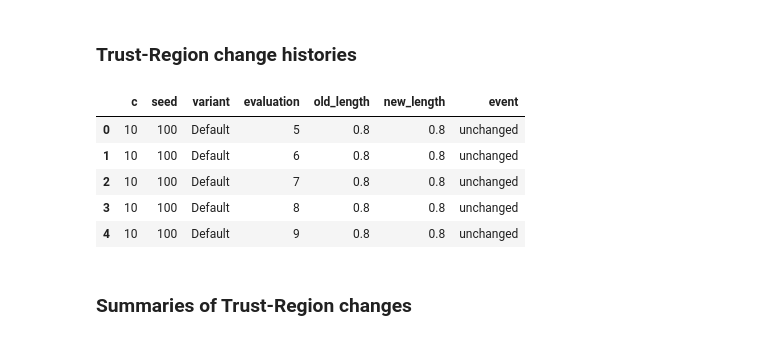
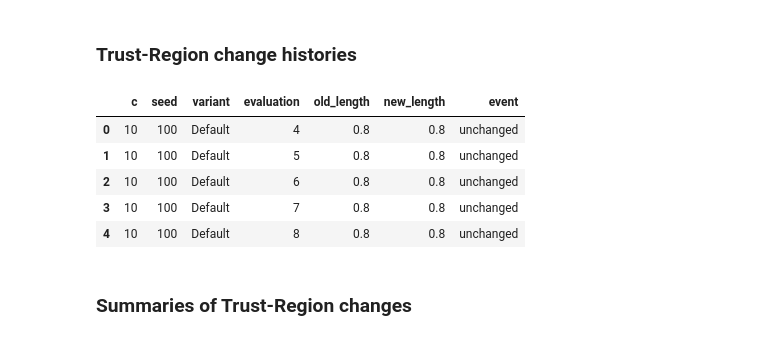
Before and after one commit to bbny27/DSA4212-G1, a Jupyter notebook: code/Experiment_2C.ipynb, the cells around one changed output. Saved outputs shown, nothing was run; the diff lists cells and outputs as text; code cells hidden in the pictures.

```diff
--- a/code/Experiment_2C.ipynb
+++ b/code/Experiment_2C.ipynb
@@ -128,6 +142,7 @@ class LoggedTurbo1(Turbo1):
 # %%
 def run_turbo1(objective, bounds, budget, seed, params):
     import torch
+    from turbo import Turbo1
 
     bounds = np.asarray(bounds)
     recorder = EvaluationResults(objective, budget)
@@ -163,5 +178,4 @@ def run_turbo1(objective, bounds, budget, seed, params):
         restart_events=optimiser.restart_events,
         restart_count=optimiser.restart_count,
         trust_region_history=optimiser.tr_history,
-        trust_region_history_version=2,
     )
@@ -297,3 +181,0 @@ pilot_results
-# %%
-result = get_or_run(PENALTIES[0], SEEDS[0], "Small region")
-print(result["diagnostics"])
@@ -333,8 +195,0 @@ interruption preserves all completed work. The pilot uses this same cache.
-# %%
-before = len(cached_runs)
-for c in PENALTIES:
-    for seed in SEEDS:
-        for name in VARIANTS:
-            get_or_run(c, seed, name)
-expected_runs = len(PENALTIES) * len(SEEDS) * len(VARIANTS)
-print(f"Completed {len(cached_runs)}/{expected_runs} trials ({len(cached_runs) - before} new).")
@@ -343,5 +236,15 @@ Completed 600/600 trials (0 new).
 # %%
-RESULTS_PATH = OUTPUT_PATH
-runs = [record for record in load_results(RESULTS_PATH) if current_run(record)]
-print(f"Loaded {len(runs)} unique trials")
+RESULTS_PATH = Path("results/experiment_2c/experiment_2c_sweep.jsonl")
+
+def load_results(path):
+    with open(path, "r", encoding="utf-8") as f:
+        return [
+            json.loads(line)
+            for line in f
+            if line.strip()
+        ]
+
+runs = load_results(RESULTS_PATH)
+
+print(f"Loaded {len(runs)} runs")
 # %% [output]
@@ -674,8 +572,7 @@ def build_tr_history(runs):
     rows = []
 
     for run in runs:
-        diagnostics = run.get("diagnostics", {})
-        events = diagnostics.get(
+        events = run["diagnostics"].get(
             "trust_region_history", []
         )
 
@@ -683,45 +580,40 @@ def build_tr_history(runs):
             old = event.get("old_length", np.nan)
             new = event.get(
                 "new_length",
                 event.get("length", np.nan)
             )
 
             if event.get("event") == "restart":
                 event_type = "restart"
             elif new < old:
                 event_type = "contraction"
             elif new > old:
                 event_type = "expansion"
             else:
                 event_type = "unchanged"
 
             rows.append({
                 "c": run["c"],
                 "seed": run["seed"],
                 "variant": run["variant"],
-                # Legacy update events were logged before TuRBO advanced n_evals.
-                # Restart timestamps already count completed evaluations.
-                "evaluation": event["evaluation"] + (
-                    1 if diagnostics.get("trust_region_history_version", 1) < 2
-                    and event.get("event") == "update" else 0
-                ),
+                "evaluation": event["evaluation"],
                 "old_length": old,
                 "new_length": new,
                 "event": event_type,
             })
 
-    return pd.DataFrame(rows, columns=["c", "seed", "variant", "evaluation", "old_length", "new_length", "event"])
+    return pd.DataFrame(rows)
 
 
 tr_history = build_tr_history(runs)
 display(tr_history.head())
 # %% [output]
 |  | c | seed | variant | evaluation | old_length | new_length | event |
-| 0 | 10 | 100 | Default | 5 | 0.8 | 0.8 | unchanged |
-| 1 | 10 | 100 | Default | 6 | 0.8 | 0.8 | unchanged |
-| 2 | 10 | 100 | Default | 7 | 0.8 | 0.8 | unchanged |
-| 3 | 10 | 100 | Default | 8 | 0.8 | 0.8 | unchanged |
-| 4 | 10 | 100 | Default | 9 | 0.8 | 0.8 | unchanged |
+| 0 | 10 | 100 | Default | 4 | 0.8 | 0.8 | unchanged |
+| 1 | 10 | 100 | Default | 5 | 0.8 | 0.8 | unchanged |
+| 2 | 10 | 100 | Default | 6 | 0.8 | 0.8 | unchanged |
+| 3 | 10 | 100 | Default | 7 | 0.8 | 0.8 | unchanged |
+| 4 | 10 | 100 | Default | 8 | 0.8 | 0.8 | unchanged |
 # %% [markdown]
 ### Summaries of Trust-Region changes
 # %%
```
Also changed, not shown: parts of 28 cells of this notebook, 9 other files.
